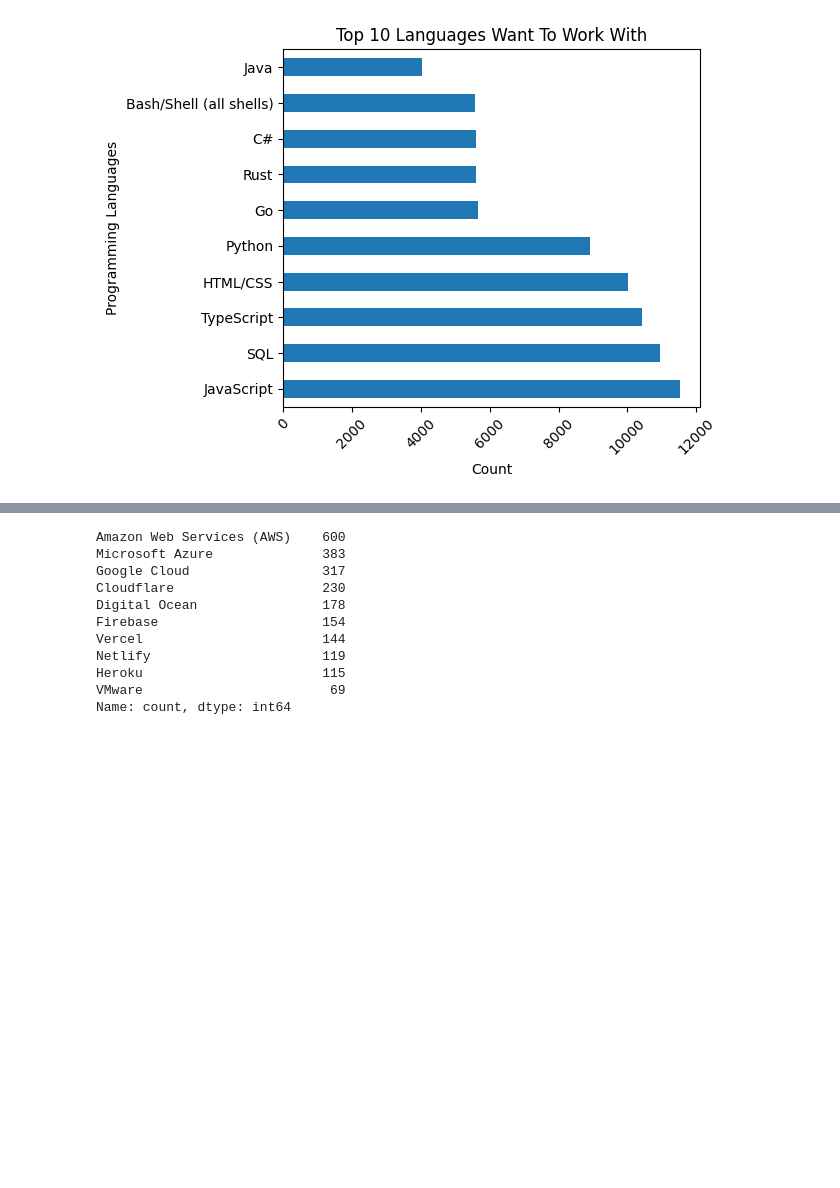
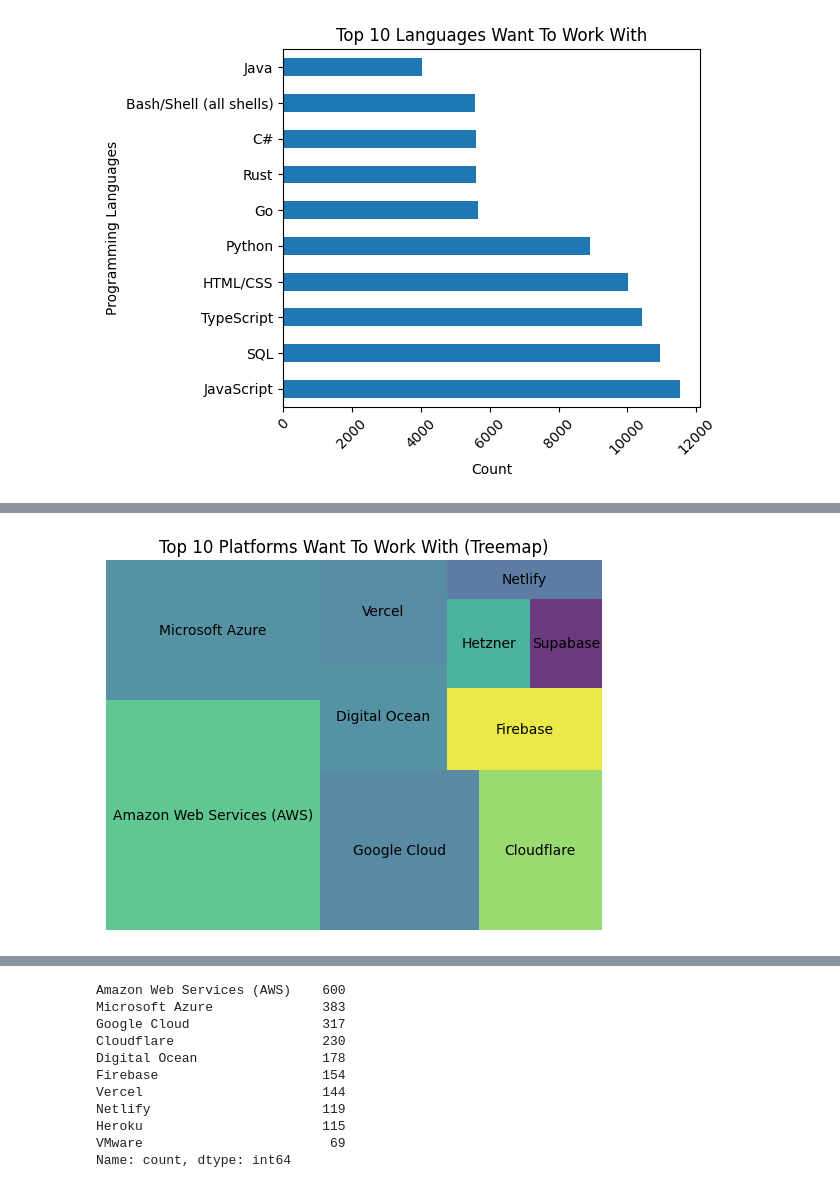
Before and after one commit to Sumant-crty/IBM-Data-Analyst-Capstone-Project, a Jupyter notebook: CleanedSurveyDataGenerate.ipynb, the cells around one changed output, grey strips where cells are left out. Saved outputs shown, nothing was run; the diff lists cells and outputs as text; code cells hidden in the pictures; blank space fills up the shorter version.

```diff
--- a/CleanedSurveyDataGenerate.ipynb
+++ b/CleanedSurveyDataGenerate.ipynb
@@ -175,0 +209,39 @@ plt.show()
+# %%
+!pip install squarify
+import pandas as pd
+import matplotlib.pyplot as plt
+import squarify  # pip install squarify
+
+# Step 1: Load dataset
+df = pd.read_csv("survey_data_updated 5.csv")
+
+# Step 2: Split platforms (separated by ;)
+platform_split = df['PlatformWantToWorkWith'].dropna().str.split(';')
+
+# Step 3: Flatten list
+all_platforms = [p for sublist in platform_split for p in sublist]
+
+# Step 4: Clean values (remove empty spaces)
+all_platforms = [p.strip() for p in all_platforms if p.strip() != ""]
+
+# Step 5: Count frequency and get Top 10
+top10_platforms = pd.Series(all_platforms).value_counts().head(10)
+
+# Step 6: Prepare data for treemap
+labels = top10_platforms.index
+sizes = top10_platforms.values
+
+# Step 7: Plot treemap
+plt.figure()
+
+squarify.plot(
+    sizes=sizes,
+    label=labels,
+    alpha=0.8
+)
+
+plt.title('Top 10 Platforms Want To Work With (Treemap)')
+plt.axis('off')
+
+plt.show()
+# %% [output]
@@ -175,0 +253 @@ plt.show()
+[figure, added]
```
Also changed, not shown: parts of 5 cells of this notebook.
